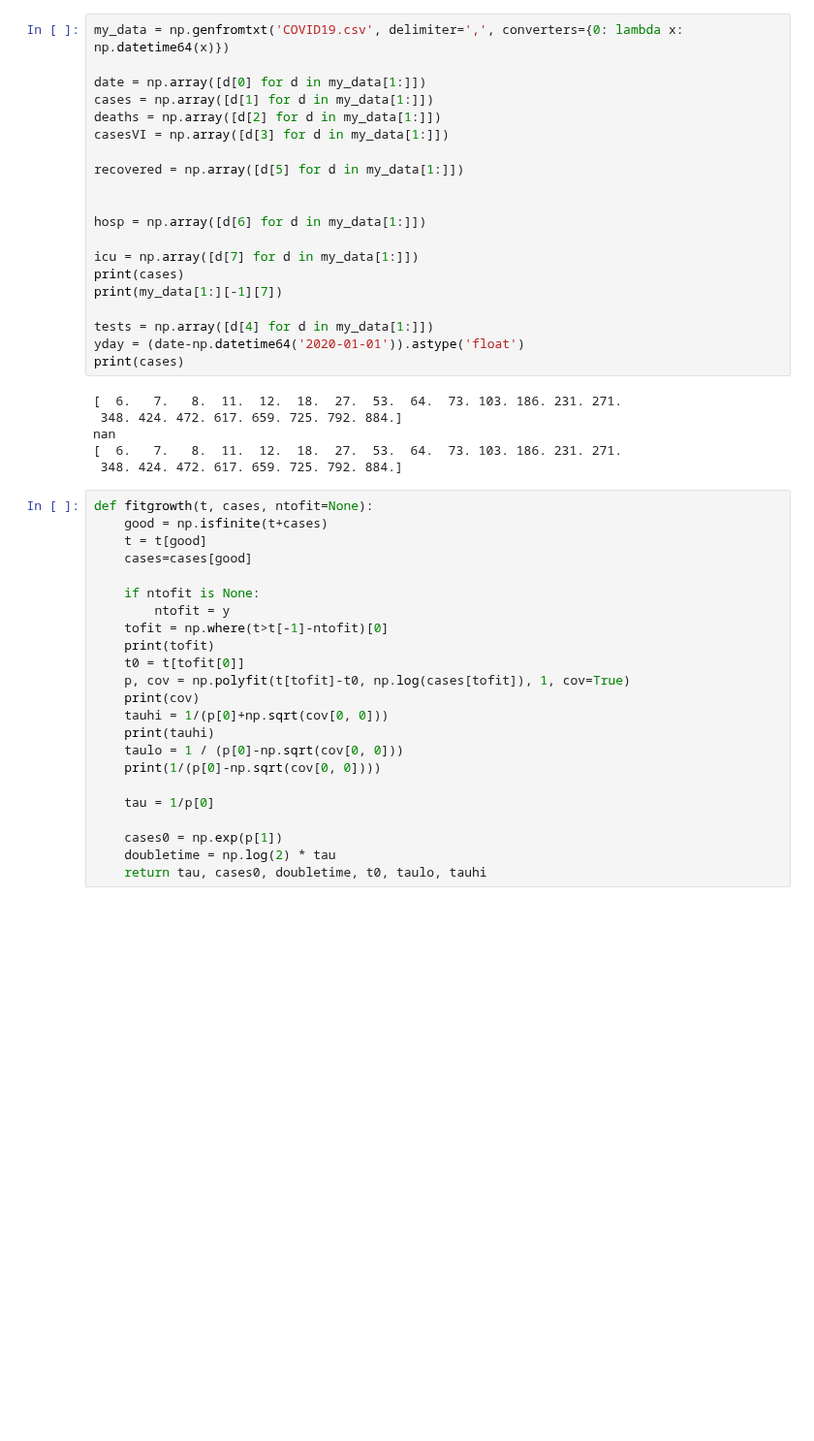
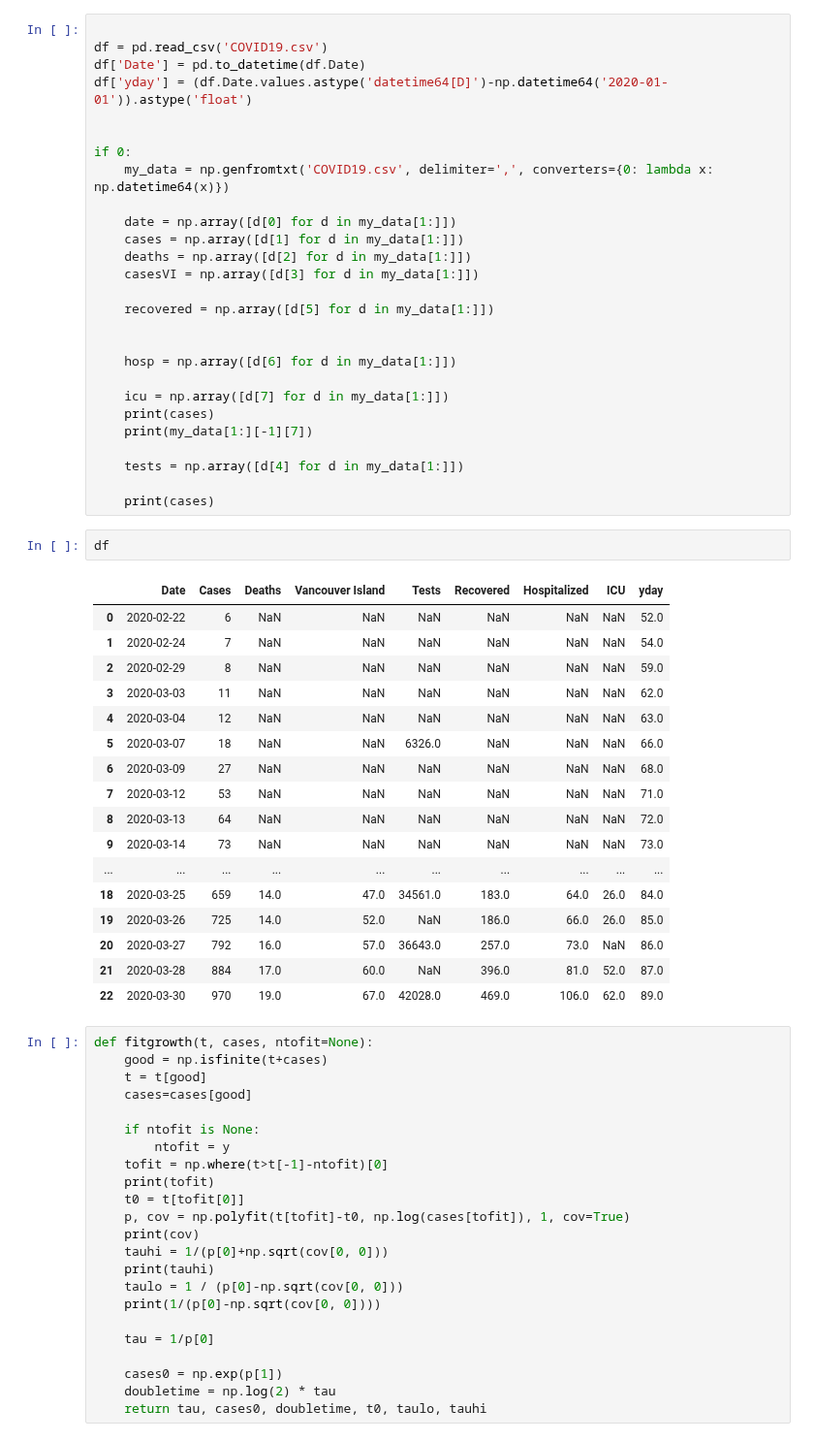
Before and after one commit to jklymak/covid19BCStats, a Jupyter notebook: CovID19.ipynb, the cells around one changed output. Shown at 97% size. Saved outputs shown, nothing was run; the diff lists cells and outputs as text; blank space fills up the shorter version.

```diff
--- a/CovID19.ipynb
+++ b/CovID19.ipynb
@@ -11,29 +13,50 @@ import matplotlib.ticker as mticker
 # %%
-my_data = np.genfromtxt('COVID19.csv', delimiter=',', converters={0: lambda x: np.datetime64(x)})
 
-date = np.array([d[0] for d in my_data[1:]])
-cases = np.array([d[1] for d in my_data[1:]])
-deaths = np.array([d[2] for d in my_data[1:]])
-casesVI = np.array([d[3] for d in my_data[1:]])
-
-recovered = np.array([d[5] for d in my_data[1:]])
+df = pd.read_csv('COVID19.csv')
+df['Date'] = pd.to_datetime(df.Date)
+df['yday'] = (df.Date.values.astype('datetime64[D]')-np.datetime64('2020-01-01')).astype('float')
 
 
-hosp = np.array([d[6] for d in my_data[1:]])
+if 0:
+    my_data = np.genfromtxt('COVID19.csv', delimiter=',', converters={0: lambda x: np.datetime64(x)})
 
-icu = np.array([d[7] for d in my_data[1:]])
-print(cases)
-print(my_data[1:][-1][7])
+    date = np.array([d[0] for d in my_data[1:]])
+    cases = np.array([d[1] for d in my_data[1:]])
+    deaths = np.array([d[2] for d in my_data[1:]])
+    casesVI = np.array([d[3] for d in my_data[1:]])
 
-tests = np.array([d[4] for d in my_data[1:]])
-yday = (date-np.datetime64('2020-01-01')).astype('float')
-print(cases)
+    recovered = np.array([d[5] for d in my_data[1:]])
+
+
+    hosp = np.array([d[6] for d in my_data[1:]])
+
+    icu = np.array([d[7] for d in my_data[1:]])
+    print(cases)
+    print(my_data[1:][-1][7])
+
+    tests = np.array([d[4] for d in my_data[1:]])
+
+    print(cases)
-# %% [output]
-[  6.   7.   8.  11.  12.  18.  27.  53.  64.  73. 103. 186. 231. 271.
- 348. 424. 472. 617. 659. 725. 792. 884.]
-nan
-[  6.   7.   8.  11.  12.  18.  27.  53.  64.  73. 103. 186. 231. 271.
- 348. 424. 472. 617. 659. 725. 792. 884.]
+# %%
+df
+# %% [output]
+|  | Date | Cases | Deaths | Vancouver Island | Tests | Recovered | Hospitalized | ICU | yday |
+| 0 | 2020-02-22 | 6 | NaN | NaN | NaN | NaN | NaN | NaN | 52.0 |
+| 1 | 2020-02-24 | 7 | NaN | NaN | NaN | NaN | NaN | NaN | 54.0 |
+| 2 | 2020-02-29 | 8 | NaN | NaN | NaN | NaN | NaN | NaN | 59.0 |
+| 3 | 2020-03-03 | 11 | NaN | NaN | NaN | NaN | NaN | NaN | 62.0 |
+| 4 | 2020-03-04 | 12 | NaN | NaN | NaN | NaN | NaN | NaN | 63.0 |
+| 5 | 2020-03-07 | 18 | NaN | NaN | 6326.0 | NaN | NaN | NaN | 66.0 |
+| 6 | 2020-03-09 | 27 | NaN | NaN | NaN | NaN | NaN | NaN | 68.0 |
+| 7 | 2020-03-12 | 53 | NaN | NaN | NaN | NaN | NaN | NaN | 71.0 |
+| 8 | 2020-03-13 | 64 | NaN | NaN | NaN | NaN | NaN | NaN | 72.0 |
+| 9 | 2020-03-14 | 73 | NaN | NaN | NaN | NaN | NaN | NaN | 73.0 |
+| ... | ... | ... | ... | ... | ... | ... | ... | ... | ... |
+| 18 | 2020-03-25 | 659 | 14.0 | 47.0 | 34561.0 | 183.0 | 64.0 | 26.0 | 84.0 |
+| 19 | 2020-03-26 | 725 | 14.0 | 52.0 | NaN | 186.0 | 66.0 | 26.0 | 85.0 |
+| 20 | 2020-03-27 | 792 | 16.0 | 57.0 | 36643.0 | 257.0 | 73.0 | NaN | 86.0 |
+| 21 | 2020-03-28 | 884 | 17.0 | 60.0 | NaN | 396.0 | 81.0 | 52.0 | 87.0 |
+| 22 | 2020-03-30 | 970 | 19.0 | 67.0 | 42028.0 | 469.0 | 106.0 | 62.0 | 89.0 |
 # %%
 def fitgrowth(t, cases, ntofit=None):
     good = np.isfinite(t+cases)
```
Also changed, not shown: parts of 3 cells of this notebook, 4 other files.
